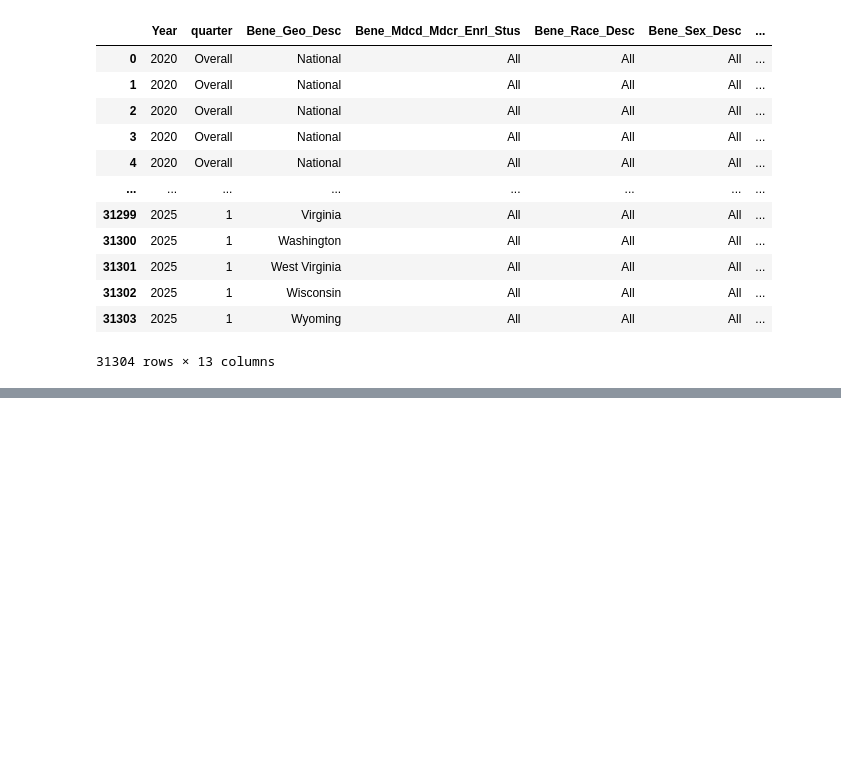
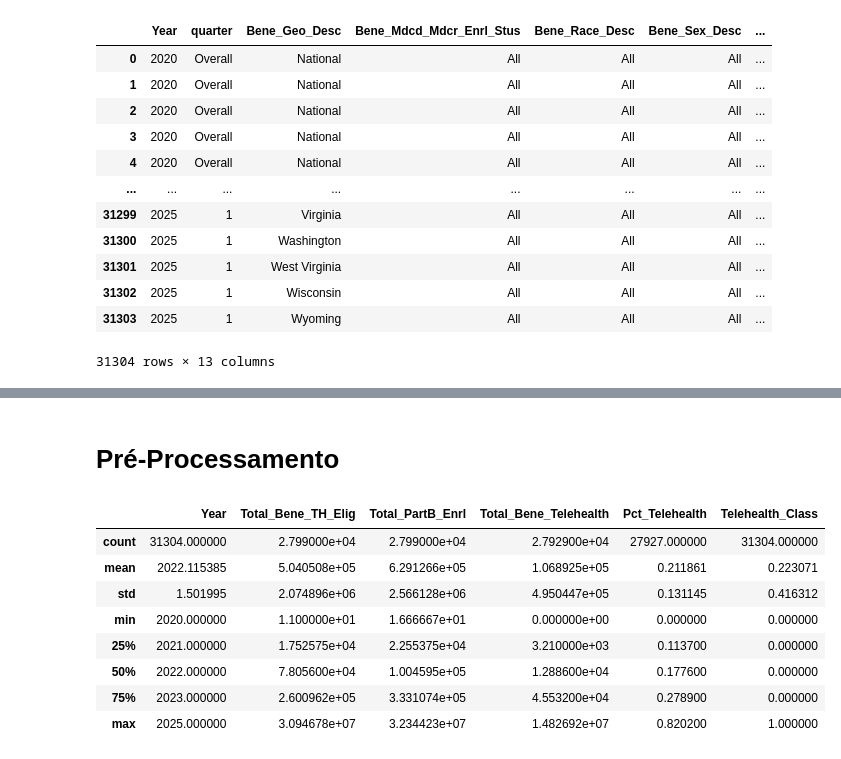
Before and after one commit to CavMCarolina/IA-and-Machine-Learning, a Jupyter notebook: Sprint/sprint.ipynb, the cells around one changed output, grey strips where cells are left out. Cells and saved outputs as stored; diff of their text form; code cells hidden in the pictures; blank space fills up the shorter version.

```diff
--- a/Sprint/sprint.ipynb
+++ b/Sprint/sprint.ipynb
@@ -25,0 +72,15 @@ df
+# %% [markdown]
+# Pré-Processamento
+# %%
+# Ver se precisa de normalização e tratamento de valores nulos
+df.describe()
+# %% [output]
+|  | Year | Total_Bene_TH_Elig | Total_PartB_Enrl | Total_Bene_Telehealth | Pct_Telehealth | Telehealth_Class |
+| count | 31304.000000 | 2.799000e+04 | 2.799000e+04 | 2.792900e+04 | 27927.000000 | 31304.000000 |
+| mean | 2022.115385 | 5.040508e+05 | 6.291266e+05 | 1.068925e+05 | 0.211861 | 0.223071 |
+| std | 1.501995 | 2.074896e+06 | 2.566128e+06 | 4.950447e+05 | 0.131145 | 0.416312 |
+| min | 2020.000000 | 1.100000e+01 | 1.666667e+01 | 0.000000e+00 | 0.000000 | 0.000000 |
+| 25% | 2021.000000 | 1.752575e+04 | 2.255375e+04 | 3.210000e+03 | 0.113700 | 0.000000 |
+| 50% | 2022.000000 | 7.805600e+04 | 1.004595e+05 | 1.288600e+04 | 0.177600 | 0.000000 |
+| 75% | 2023.000000 | 2.600962e+05 | 3.331074e+05 | 4.553200e+04 | 0.278900 | 0.000000 |
+| max | 2025.000000 | 3.094678e+07 | 3.234423e+07 | 1.482692e+07 | 0.820200 | 1.000000 |
```
Also changed, not shown: parts of 33 cells of this notebook.
